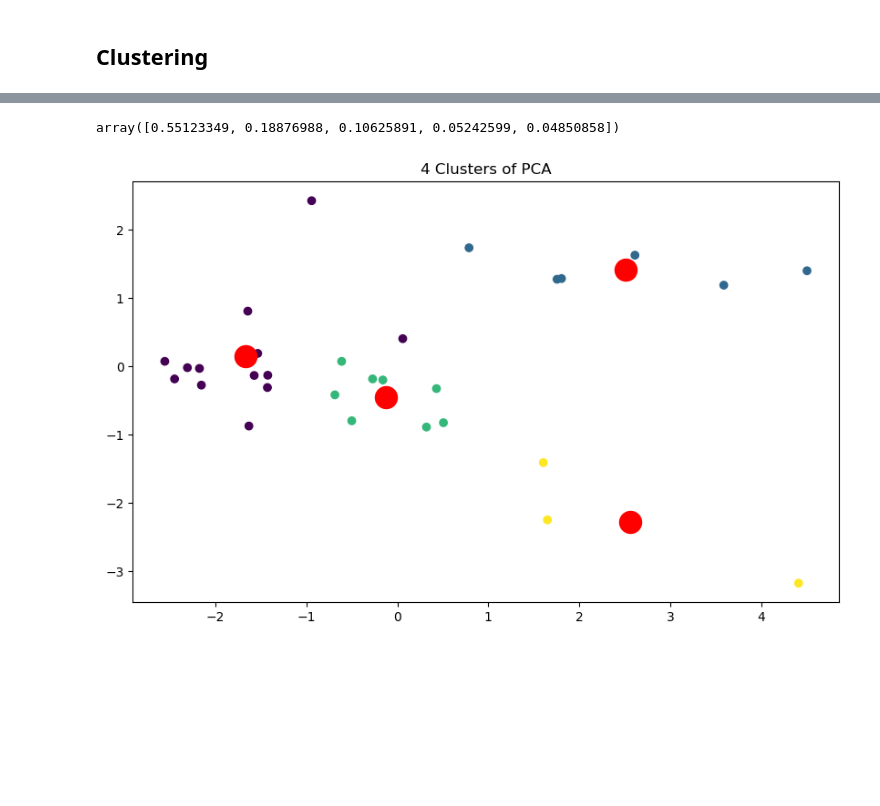
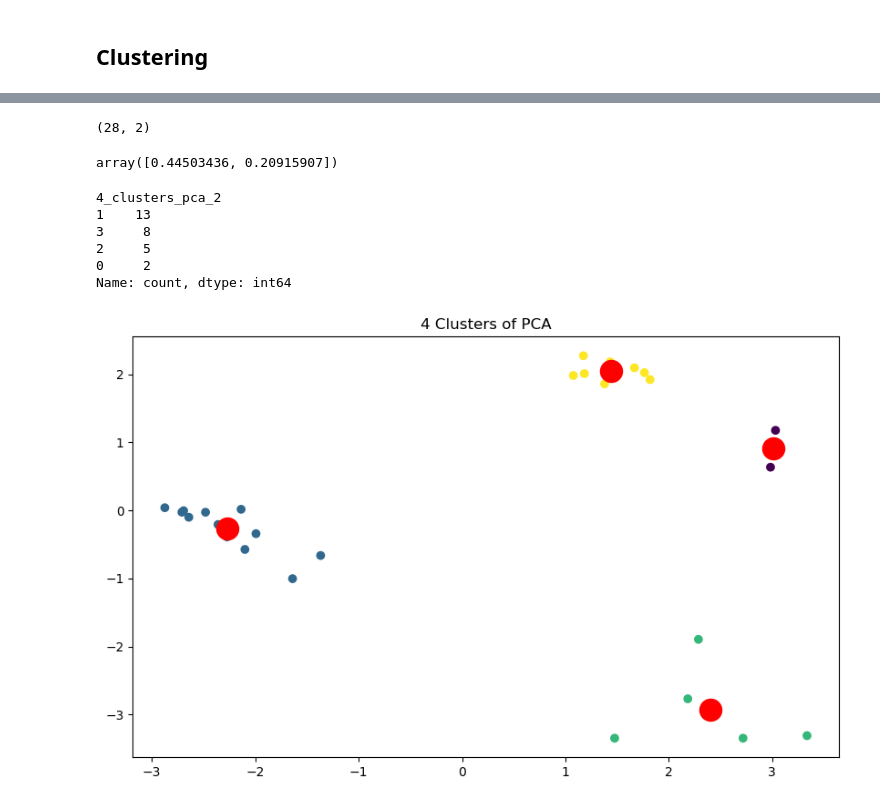
Before and after one commit to sathwik238/UCONN_CLAS, a Jupyter notebook: clustering_analysis.ipynb, the cells around one changed output, grey strips where cells are left out. Drawn from its saved outputs; the diff is of its cells as text; code cells hidden in the pictures; blank space fills up the shorter version.

```diff
--- a/clustering_analysis.ipynb
+++ b/clustering_analysis.ipynb
@@ -100,5 +100,5 @@ plt.show()
 from sklearn.cluster import KMeans
 kmeans = KMeans(n_clusters=4)
 kmeans.fit(X_scaled)
-X['4_clusters_all_features'] = kmeans.predict(X_scaled)
+X_scaled['4_clusters_all_features'] = kmeans.predict(X_scaled)
 # %%
@@ -115,8 +115,8 @@ Name: count, dtype: int64
 from sklearn.cluster import KMeans
 kmeans = KMeans(n_clusters=4)
 kmeans.fit(X_scaled[['X1','X2']])
-X['4_clusters_X1X2'] = kmeans.predict(X_scaled[['X1','X2']])
+X_scaled['4_clusters_X1X2'] = kmeans.predict(X_scaled[['X1','X2']])
 
-X['4_clusters_X1X2'] .value_counts()
+X_scaled['4_clusters_X1X2'] .value_counts()
 # %% [output]
 4_clusters_X1X2
@@ -138,8 +138,8 @@ plt.show()
 # DBScan Clustering
 from sklearn.cluster import DBSCAN
 dbscan = DBSCAN(eps=0.5,min_samples=3)
-X['dbscan'] = dbscan.fit_predict(X_scaled)
+X_scaled['dbscan'] = dbscan.fit_predict(X_scaled)
 
-X['dbscan'].value_counts()
+X_scaled['dbscan'].value_counts()
 # %% [output]
 dbscan
@@ -178,25 +158,34 @@ X_scaled
 # %%
 #PCA to extract the first two principal components
 from sklearn.decomposition import PCA
-pca = PCA(n_components=5)
+pca = PCA(n_components=2)
 pca.fit(X_scaled)
 X_pca = pca.transform(X_scaled)
 
-
+print(X_pca.shape)
 pca.explained_variance_ratio_
 # %% [output]
-array([0.55123349, 0.18876988, 0.10625891, 0.05242599, 0.04850858])
+(28, 2)
+array([0.44503436, 0.20915907])
 # %%
 # perfroming clustering on the first two principal components
 kmeans = KMeans(n_clusters=4)
 kmeans.fit(X_pca)
-X['4_clusters_pca'] = kmeans.predict(X_pca)
+X_scaled['4_clusters_pca_2'] = kmeans.predict(X_pca)
+
+print(X_scaled['4_clusters_pca_2'].value_counts())
 
 # plotting the clusters, along with the centroids
 plt.figure(figsize=(10,6))
-plt.scatter(X_pca[:,0],X_pca[:,1],c=X['4_clusters_pca'],cmap='viridis')
+plt.scatter(X_pca[:,0],X_pca[:,1],c=X_scaled['4_clusters_pca_2'],cmap='viridis')
 plt.scatter(kmeans.cluster_centers_[:,0],kmeans.cluster_centers_[:,1],s=300,c='red')
 plt.title('4 Clusters of PCA')
 plt.show()
 # %% [output]
+4_clusters_pca_2
+1    13
+3     8
+2     5
+0     2
+Name: count, dtype: int64
-[figure, old version]
+[figure, new version]
```
Also changed, not shown: parts of 11 cells of this notebook.
